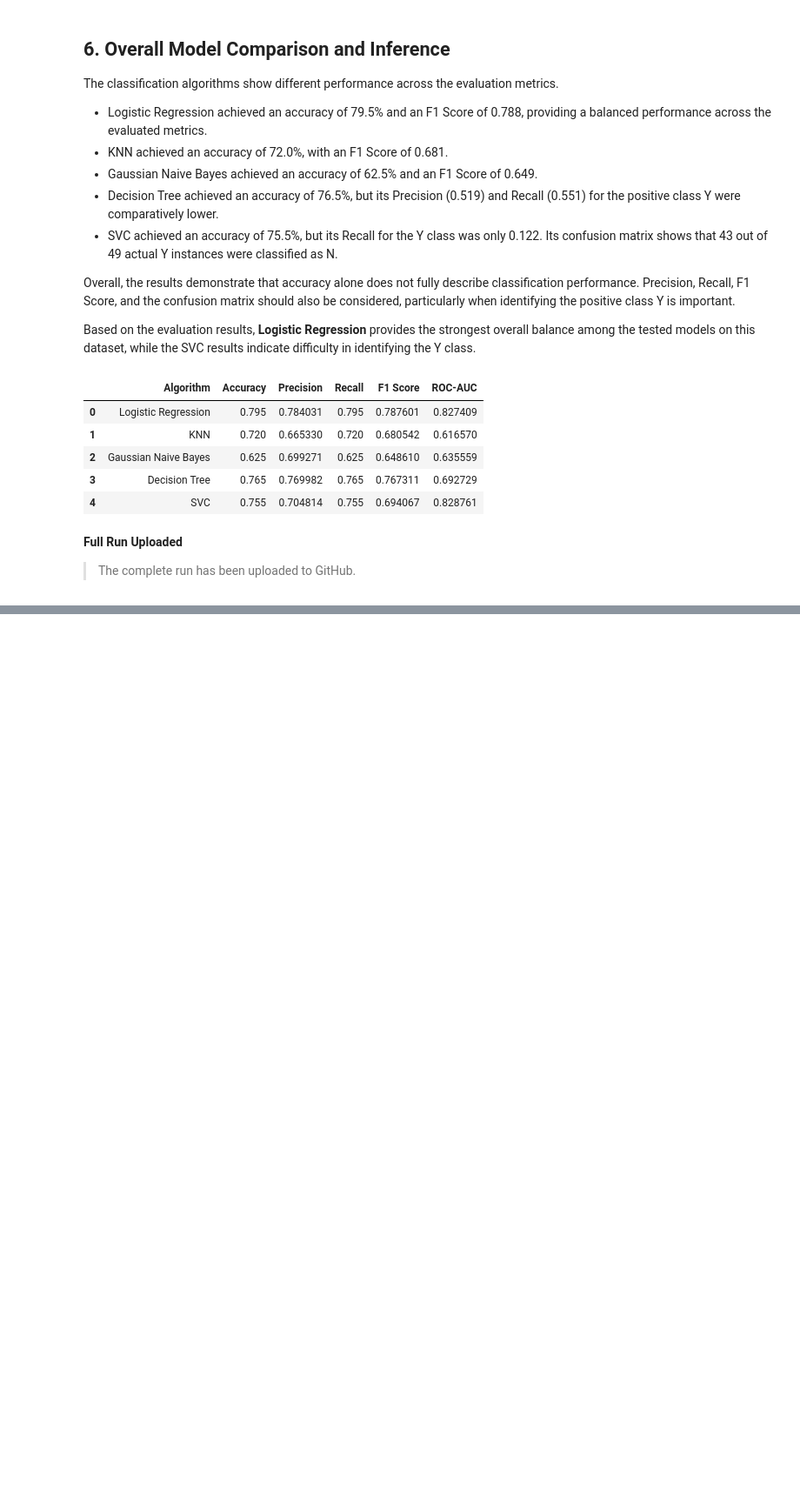
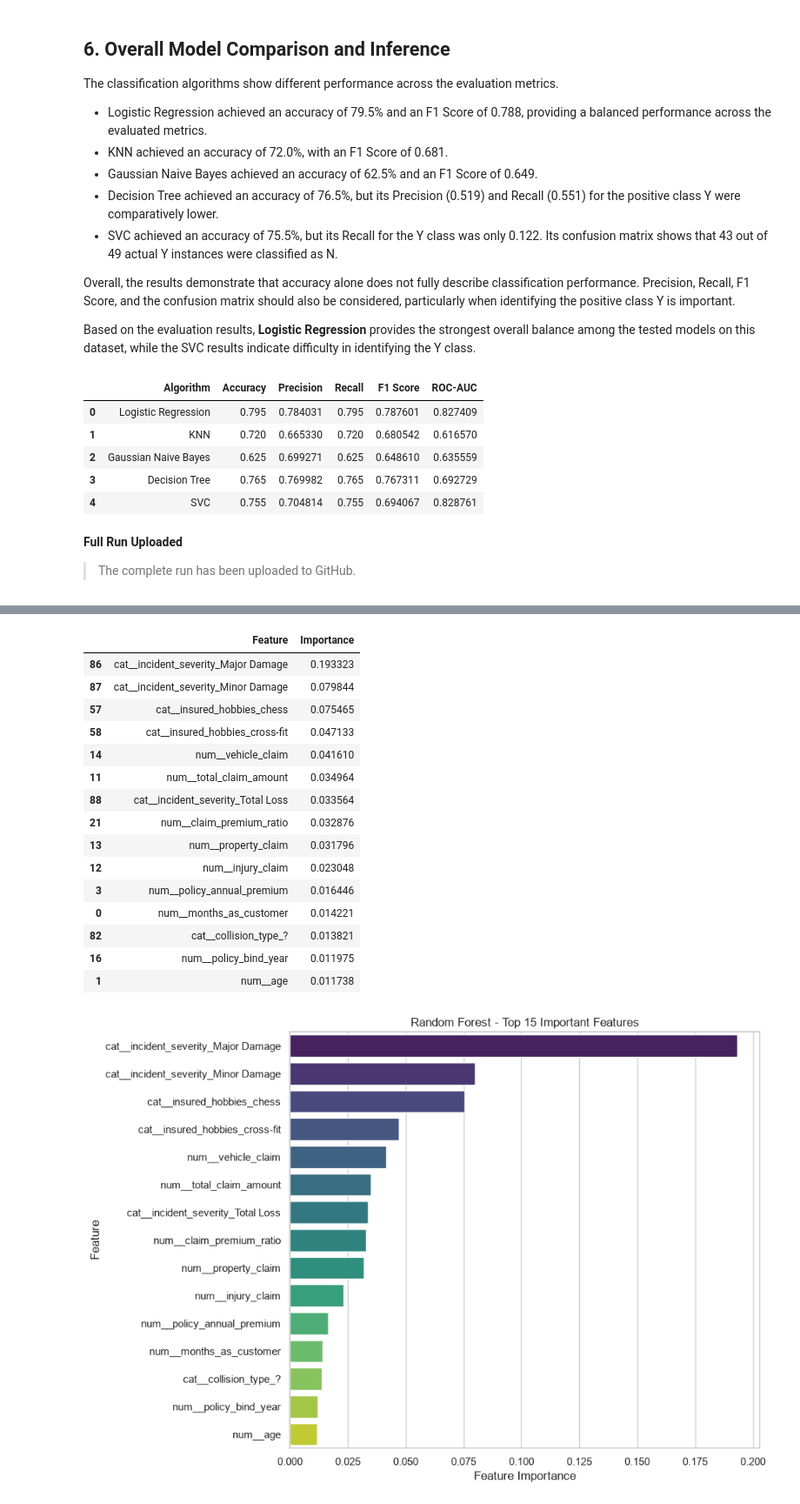
Before and after one commit to TejhashwiniCB/23CSE301-ML-Capstone, a Jupyter notebook: notebooks/classification.ipynb, the cells around one changed output, grey strips where cells are left out. Shown at 87% size. Drawn from its saved outputs; the diff is of its cells as text; code cells hidden in the pictures; blank space fills up the shorter version.

```diff
--- a/notebooks/classification.ipynb
+++ b/notebooks/classification.ipynb
@@ -1936,0 +2068,54 @@ display(final_comparison_df)
+# %%
+# Random Forest - Feature Importance
+
+rf_classifier = rf_model.named_steps["classifier"]
+
+feature_names_rf = (
+    rf_model.named_steps["preprocessor"]
+    .get_feature_names_out()
+)
+
+rf_importance_df = pd.DataFrame({
+    "Feature": feature_names_rf,
+    "Importance": rf_classifier.feature_importances_
+}).sort_values(
+    "Importance",
+    ascending=False
+)
+
+display(rf_importance_df.head(15))
+
+plt.figure(figsize=(10, 7))
+
+sns.barplot(
+    data=rf_importance_df.head(15),
+    x="Importance",
+    y="Feature",
+    hue="Feature",
+    palette="viridis",
+    legend=False
+)
+
+plt.title("Random Forest - Top 15 Important Features")
+plt.xlabel("Feature Importance")
+plt.ylabel("Feature")
+plt.tight_layout()
+plt.show()
+# %% [output]
+|  | Feature | Importance |
+| 86 | cat__incident_severity_Major Damage | 0.193323 |
+| 87 | cat__incident_severity_Minor Damage | 0.079844 |
+| 57 | cat__insured_hobbies_chess | 0.075465 |
+| 58 | cat__insured_hobbies_cross-fit | 0.047133 |
+| 14 | num__vehicle_claim | 0.041610 |
+| 11 | num__total_claim_amount | 0.034964 |
+| 88 | cat__incident_severity_Total Loss | 0.033564 |
+| 21 | num__claim_premium_ratio | 0.032876 |
+| 13 | num__property_claim | 0.031796 |
+| 12 | num__injury_claim | 0.023048 |
+| 3 | num__policy_annual_premium | 0.016446 |
+| 0 | num__months_as_customer | 0.014221 |
+| 82 | cat__collision_type_? | 0.013821 |
+| 16 | num__policy_bind_year | 0.011975 |
+| 1 | num__age | 0.011738 |
+[figure, added]
```
Also changed, not shown: parts of 32 cells of this notebook, 1 other file.
